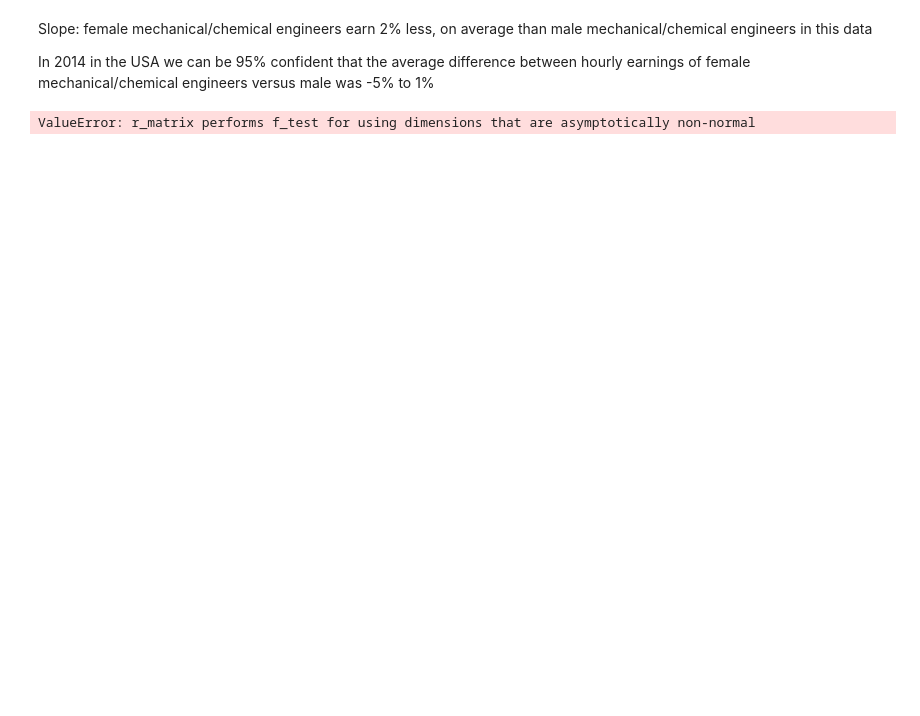
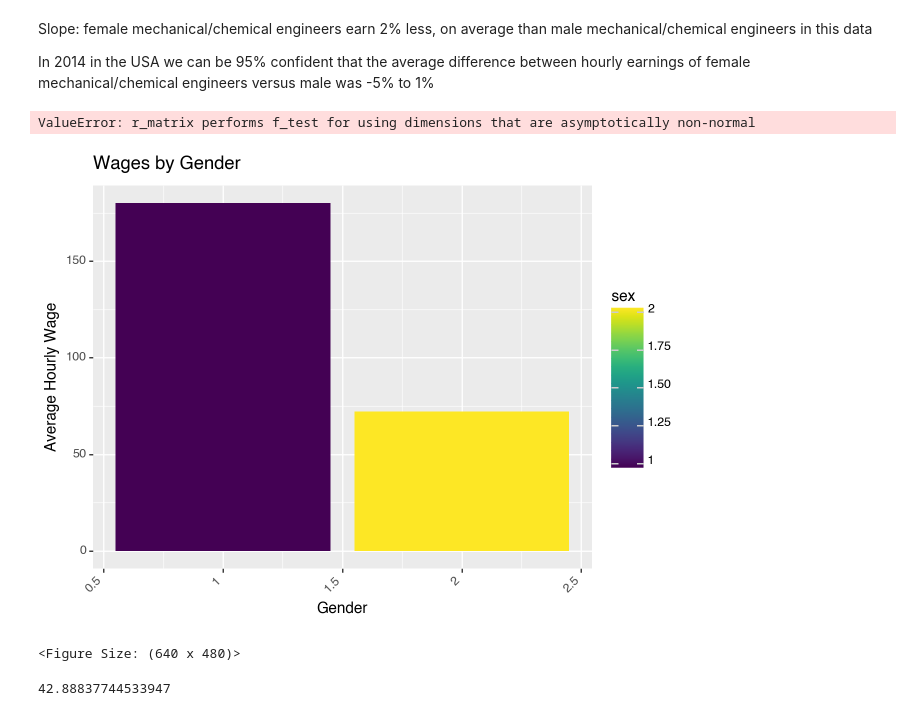
Before and after one commit to corinne167225/DataAnalysis2, a Jupyter notebook: Assignment1.ipynb, the cells around one changed output. Drawn from its saved outputs; the diff is of its cells as text; code cells hidden in the pictures; blank space fills up the shorter version.

```diff
--- a/Assignment1.ipynb
+++ b/Assignment1.ipynb
@@ -210,3 +227,15 @@ reg2 = smf.ols(formula="lnw~female", data=data).fit(cov_type="HC1")
 reg2.summary()
 # %% [output]
 ValueError: r_matrix performs f_test for using dimensions that are asymptotically non-normal
+# %%
+#wages by gender
+ggplot(data, aes(x='sex', y='w', fill='sex'))+ geom_bar(stat='identity', position='dodge')+theme(axis_text_x=element_text(angle=45, hjust=1))+labs(title='Wages by Gender', x='Gender', y='Average Hourly Wage')
+# %% [output]
+[figure, added]
+<Figure Size: (640 x 480)>
+# %%
+data['grade92'].min() #32, 1st-4th grade
+data['grade92'].max() #46, doctorate degree
+data['grade92'].mean() #about 43, bachelor's degree
+# %% [output]
+42.88837744533947
```
Also changed, not shown: parts of 7 cells of this notebook.
